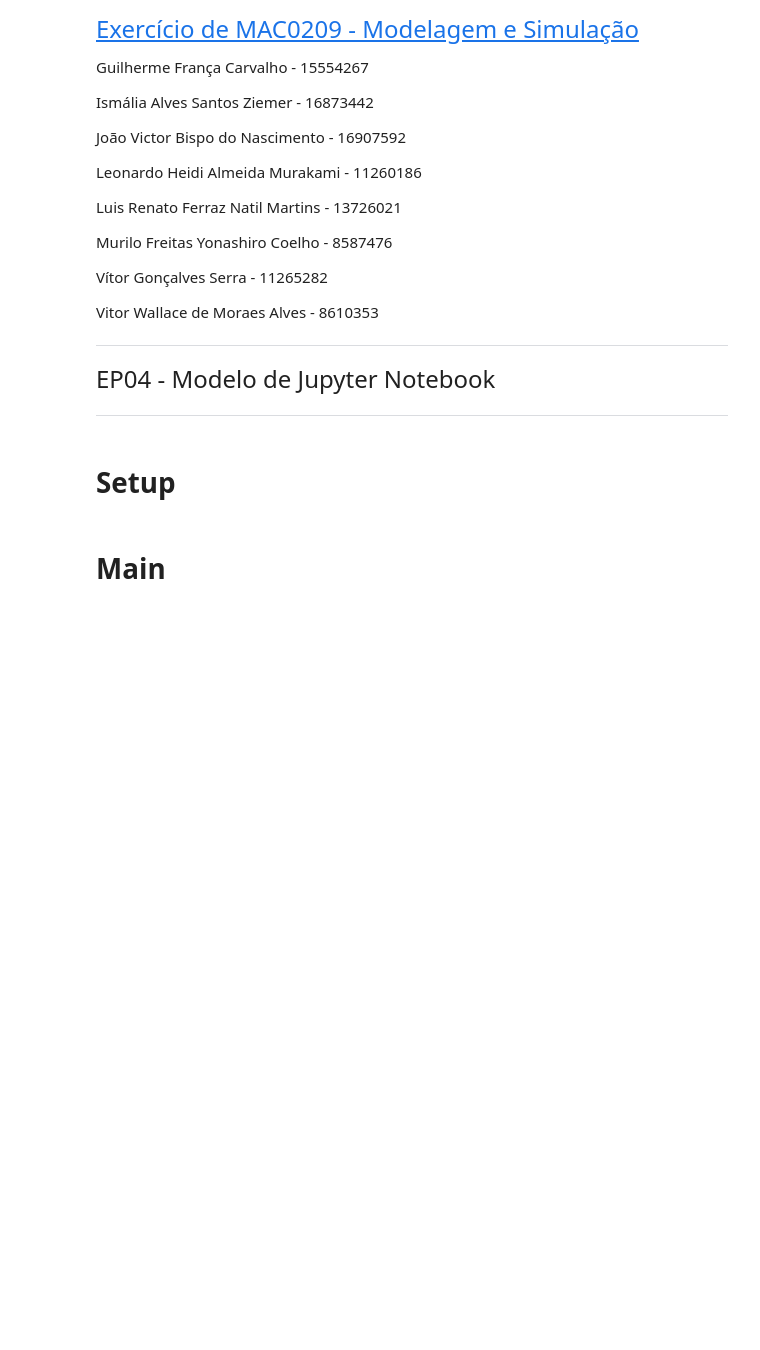
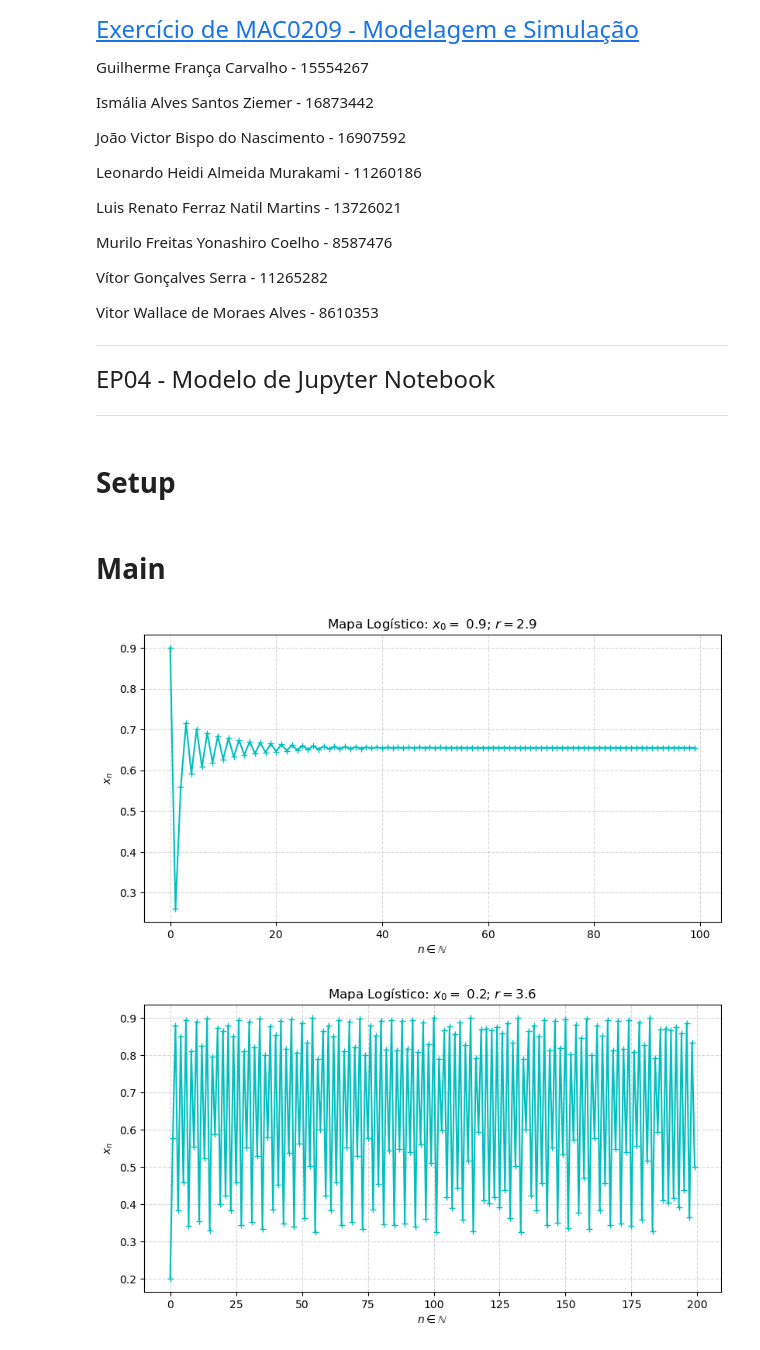
Before and after one commit to ismaliasp8der/mac0209, a Jupyter notebook: ep04/jn04.ipynb, the cells around one changed output. Cells and saved outputs as stored; diff of their text form; code cells hidden in the pictures; blank space fills up the shorter version.

Commit message:
Sofistica a função logistic_map

```diff
--- a/ep04/jn04.ipynb
+++ b/ep04/jn04.ipynb
@@ -33,24 +34,26 @@ import numpy as np
 # %%
 # Exercício aqui
 def x_next(x, r):
     return r * x * (1 - x)
 
 def logistic_map(x0, r, inicio, fim):
     ### 0 <= x0 <= 1
     ### 0 <= r  <= 4
     X = [x0]
     i = inicio
     while(i<fim):
         X.append(x_next(X[-1], r))
         i+=1
 
-    plt.plot(X)
-    plt.title(r'Mapa Logístico: $x_0 = $' ; r = 2.5$')
+    plt.figure(figsize=[9.6, 4.8])
+    plt.plot(X, '+-c')
+    plt.grid(ls='--', alpha=0.5)
+    plt.title(r'Mapa Logístico: $x_0 = $ ' + str(x0) + r'; $r = $' + str(r))
     plt.ylabel(r'$x_n$')
     plt.xlabel(r'$n \in \mathbb{N}$')
-    plt.figure()
 
-plt.title(r'Mapa Logístico: $x_0 = 0.5; r = 2.5$')
-logistic_map(0.5, 2.5, 1, 200)
-plt.title(r'Mapa Logístico: $x_0 = 0.9; r = 3.6$')
-logistic_map(0.9, 3.6, 1, 200)
+logistic_map(0.9, 2.9, 1, 100)
+logistic_map(0.2, 3.6, 1, 200)
+# %% [output]
+[figure, added]
+[figure, added]
```
Also changed, not shown: parts of 1 cell of this notebook.
